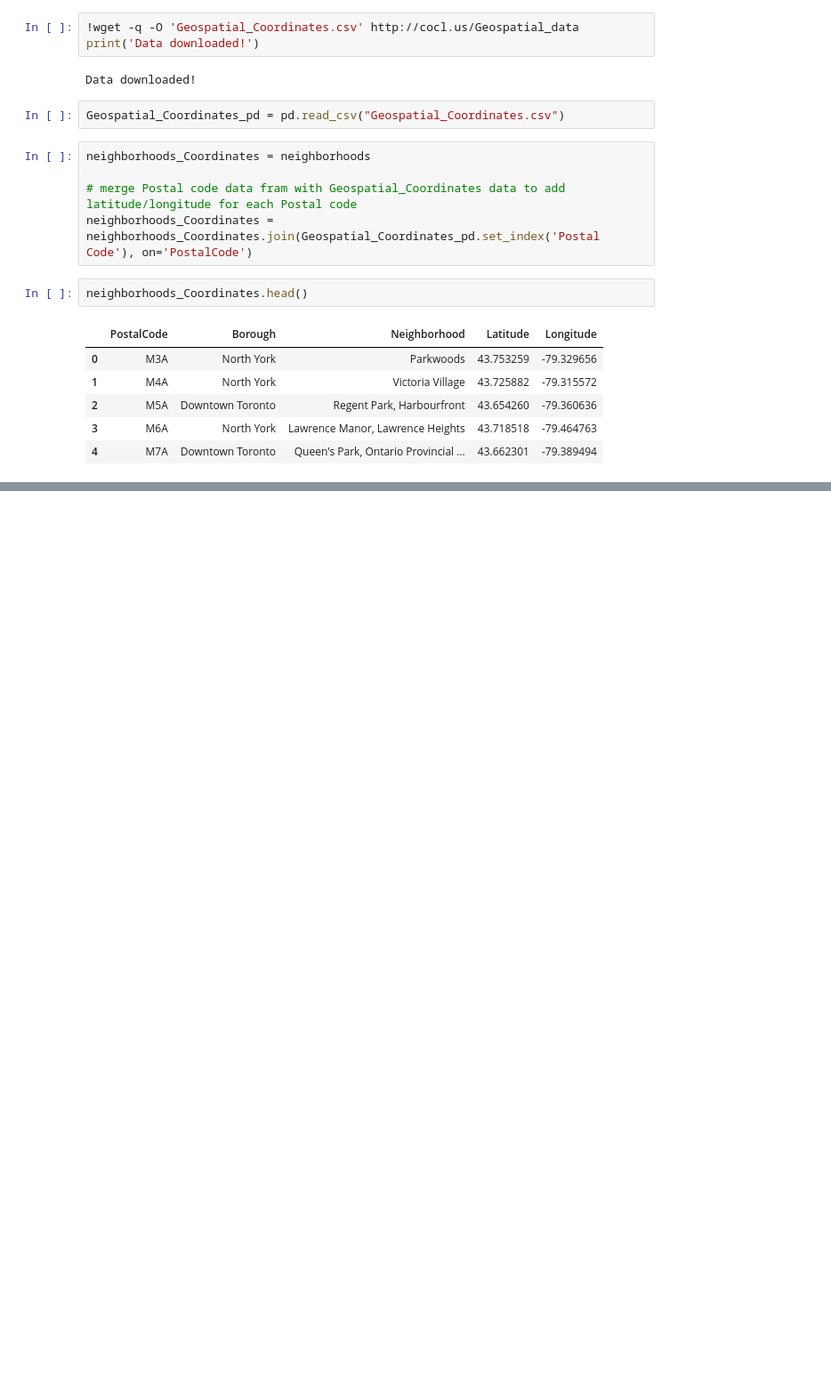
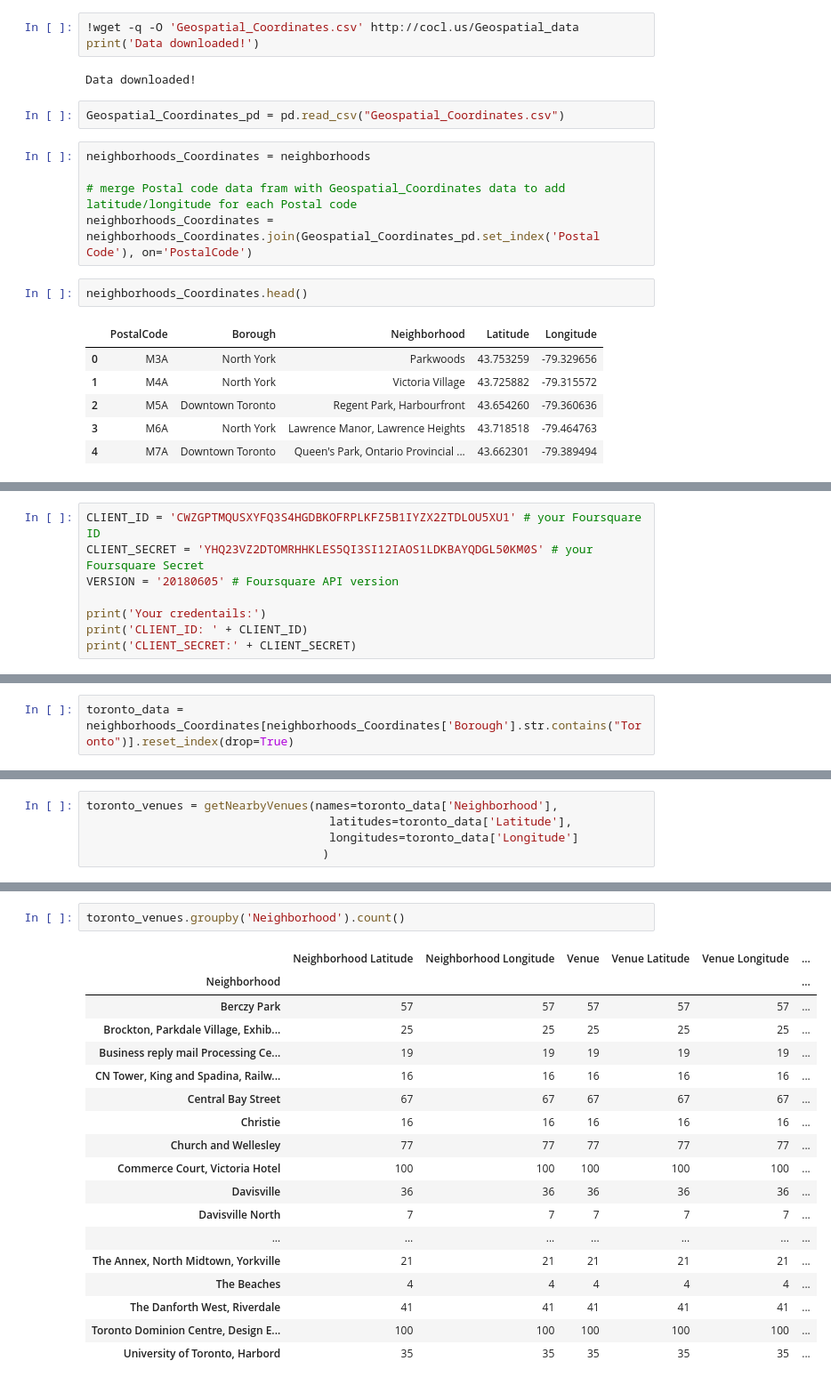
Before and after one commit to nabajana/Coursera_Capstone, a Jupyter notebook: Segmenting and Clustering Neighborhood.ipynb, the cells around one changed output, grey strips where cells are left out. Shown: that part at 89% size. Drawn from its saved outputs; the diff is of its cells as text; blank space fills up the shorter version.

```diff
--- a/Segmenting and Clustering Neighborhood.ipynb
+++ b/Segmenting and Clustering Neighborhood.ipynb
@@ -95,0 +142,8 @@ neighborhoods_Coordinates.head()
+# %%
+CLIENT_ID = 'CWZGPTMQUSXYFQ3S4HGDBKOFRPLKFZ5B1IYZX2ZTDLOU5XU1' # your Foursquare ID
+CLIENT_SECRET = 'YHQ23VZ2DTOMRHHKLES5QI3SI12IAOS1LDKBAYQDGL50KM0S' # your Foursquare Secret
+VERSION = '20180605' # Foursquare API version
+
+print('Your credentails:')
+print('CLIENT_ID: ' + CLIENT_ID)
+print('CLIENT_SECRET:' + CLIENT_SECRET)
@@ -95,0 +154,2 @@ neighborhoods_Coordinates.head()
+# %%
+toronto_data = neighborhoods_Coordinates[neighborhoods_Coordinates['Borough'].str.contains("Toronto")].reset_index(drop=True)
@@ -95,0 +197,5 @@ neighborhoods_Coordinates.head()
+# %%
+toronto_venues = getNearbyVenues(names=toronto_data['Neighborhood'],
+                                   latitudes=toronto_data['Latitude'],
+                                   longitudes=toronto_data['Longitude']
+                                  )
@@ -95,0 +220,21 @@ neighborhoods_Coordinates.head()
+# %%
+toronto_venues.groupby('Neighborhood').count()
+# %% [output]
+|  | Neighborhood Latitude | Neighborhood Longitude | Venue | Venue Latitude | Venue Longitude | ... |
+| Neighborhood |  |  |  |  |  | ... |
+| Berczy Park | 57 | 57 | 57 | 57 | 57 | ... |
+| Brockton, Parkdale Village, Exhib... | 25 | 25 | 25 | 25 | 25 | ... |
+| Business reply mail Processing Ce... | 19 | 19 | 19 | 19 | 19 | ... |
+| CN Tower, King and Spadina, Railw... | 16 | 16 | 16 | 16 | 16 | ... |
+| Central Bay Street | 67 | 67 | 67 | 67 | 67 | ... |
+| Christie | 16 | 16 | 16 | 16 | 16 | ... |
+| Church and Wellesley | 77 | 77 | 77 | 77 | 77 | ... |
+| Commerce Court, Victoria Hotel | 100 | 100 | 100 | 100 | 100 | ... |
+| Davisville | 36 | 36 | 36 | 36 | 36 | ... |
+| Davisville North | 7 | 7 | 7 | 7 | 7 | ... |
+| ... | ... | ... | ... | ... | ... | ... |
+| The Annex, North Midtown, Yorkville | 21 | 21 | 21 | 21 | 21 | ... |
+| The Beaches | 4 | 4 | 4 | 4 | 4 | ... |
+| The Danforth West, Riverdale | 41 | 41 | 41 | 41 | 41 | ... |
+| Toronto Dominion Centre, Design E... | 100 | 100 | 100 | 100 | 100 | ... |
+| University of Toronto, Harbord | 35 | 35 | 35 | 35 | 35 | ... |
```
Also changed, not shown: parts of 18 cells of this notebook.
